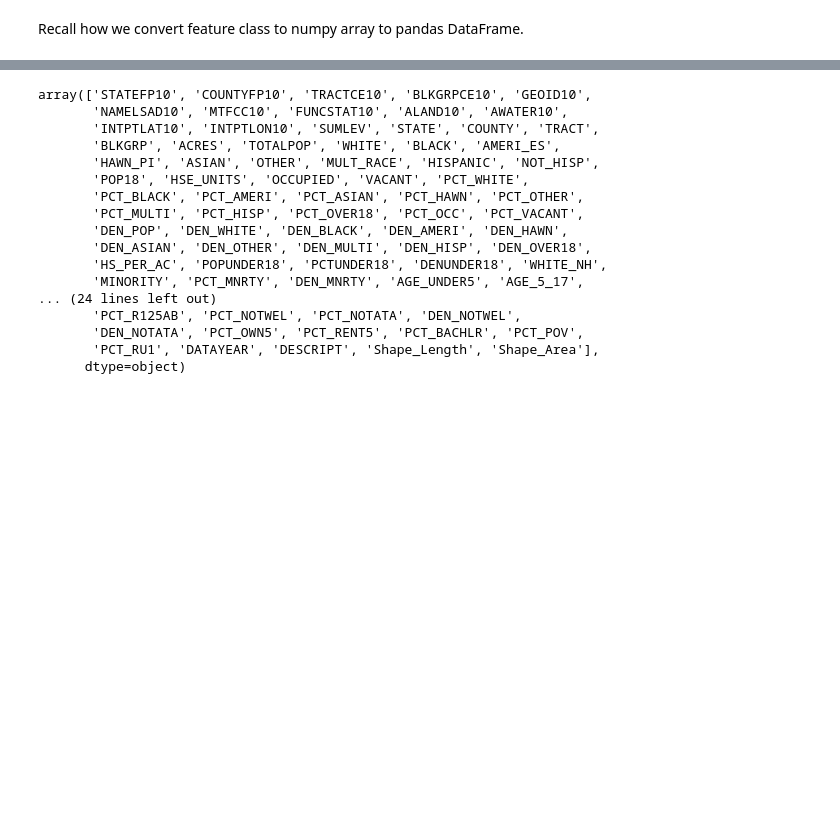
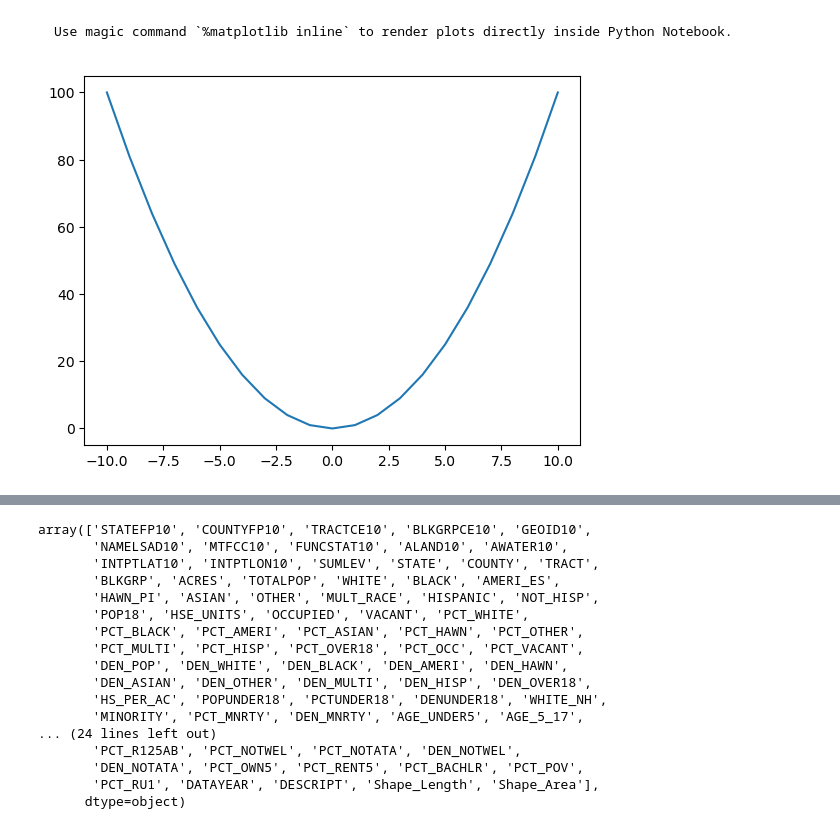
Before and after one commit to chjch/gisautomation, a Jupyter notebook: docs/modules/6-1.Intro_to_Matplotlib.ipynb, the cells around one changed output, grey strips where cells are left out. Cells and saved outputs as stored; diff of their text form; code cells hidden in the pictures; blank space fills up the shorter version.

````diff
--- a/docs/modules/6-1.Intro_to_Matplotlib.ipynb
+++ b/docs/modules/6-1.Intro_to_Matplotlib.ipynb
@@ -18,2 +40,16 @@ import matplotlib.pyplot as plt  # yet another convention
-# %% [markdown]
-Recall how we convert feature class to numpy array to pandas DataFrame.
+# %% [markdown]
+```{tip}
+Use magic command `%matplotlib inline` to render plots directly inside Python Notebook.
+```
+# %%
+import numpy as np
+import pandas as pd
+import matplotlib.pyplot as plt
+
+x = np.arange(-10, 11)
+y = x**2
+
+plt.plot(x, y)
+plt.show()
+# %% [output]
+[figure, added]
````
Also changed, not shown: parts of 60 cells of this notebook, 4 other files.
